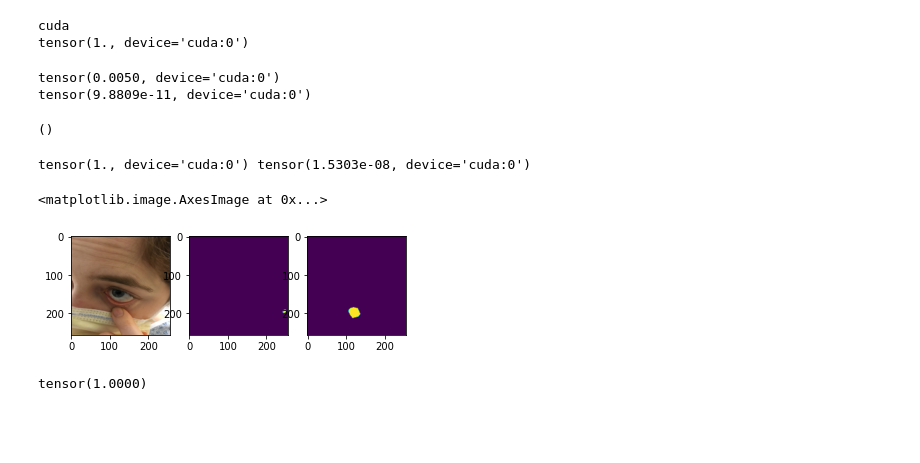
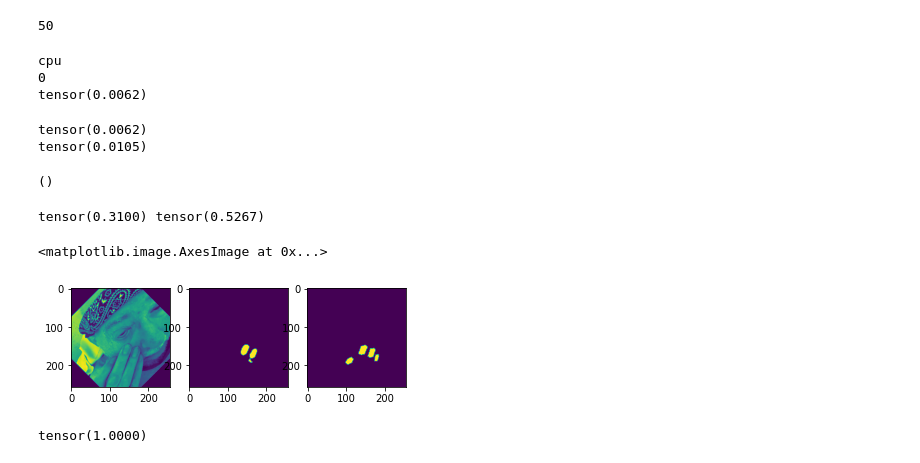
Before and after one commit to fenofista/Nail_segmentation, a Jupyter notebook: code/valid.ipynb, the cells around one changed output. Saved outputs shown, nothing was run; the diff lists cells and outputs as text; code cells hidden in the pictures; blank space fills up the shorter version.

```diff
--- a/code/valid.ipynb
+++ b/code/valid.ipynb
@@ -100,16 +100,20 @@ class IoUScore(nn.Module):
         return iou
 # %%
 
-dataset = get_dataset("train")
+dataset = get_dataset("val", augment = True)
 
 dataloader = DataLoader(dataset, batch_size=1, shuffle=True)
 model = get_model()
 
-model.load_state_dict(torch.load("D:/Project/Tony/anemia/code/keras_version/models/model_40.pth"))
-# model.load_state_dict(torch.load("D:/Project/Tony/anemia/code/keras_version/models/best_model.pth"))
+# model.load_state_dict(torch.load("D:/Project/Tony/anemia/code/keras_version/models/model_40.pth"))
+model.load_state_dict(torch.load("D:/Project/Tony/anemia/code/keras_version/models/best_model.pth"))
 
 loss_fn = DiceLoss()
 criterion = IoUScore()
+# %%
+print(len(dataloader))
+# %% [output]
+50
 # %%
 model.eval()
 device = "cpu"
@@ -132,17 +136,21 @@ with torch.no_grad():
         score = criterion((pred), y)
         total_loss+=loss
         total_score+=score
+        if(batch%10==0):
+            print(batch)
+        print
         break
-    print(total_loss)
+    print(total_loss/len(dataloader))
 # %% [output]
-cuda
-tensor(1., device='cuda:0')
+cpu
+0
+tensor(0.0062)
 # %%
 print(total_loss/len(dataloader))
 print(total_score/len(dataloader))
 # %% [output]
-tensor(0.0050, device='cuda:0')
-tensor(9.8809e-11, device='cuda:0')
+tensor(0.0062)
+tensor(0.0105)
 # %%
 /
 # %% [output]
@@ -150,15 +158,15 @@ tensor(9.8809e-11, device='cuda:0')
 # %%
 print(loss, score)
 plt.subplot(1,3,1)
-plt.imshow(image[0])
+plt.imshow(X[0][0])
 plt.subplot(1,3,2)
 plt.imshow(pred.cpu().detach().numpy()[0])
 plt.subplot(1,3,3)
 plt.imshow(y.cpu().detach().numpy()[0])
 # %% [output]
-tensor(1., device='cuda:0') tensor(1.5303e-08, device='cuda:0')
+tensor(0.3100) tensor(0.5267)
 <matplotlib.image.AxesImage at 0x...>
-[figure, old version]
+[figure, new version]
 # %%
 input = torch.tensor([[0,0],[0,0]])
 mask = torch.tensor([[1,1],[0,0]])
```
Also changed, not shown: parts of 1 cell of this notebook, 11 other files.
